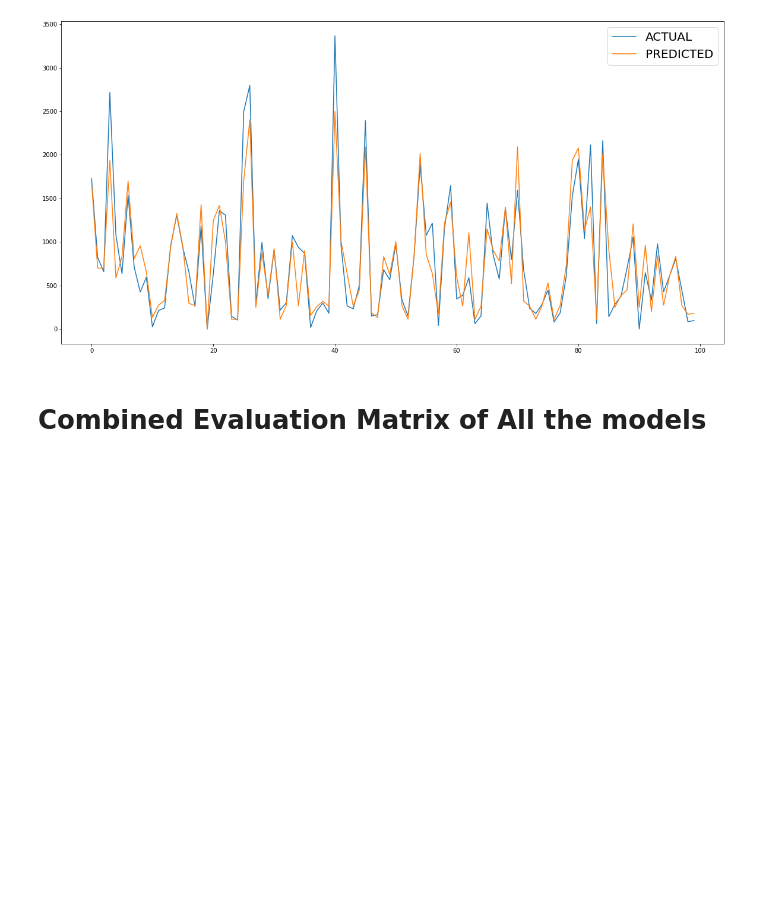
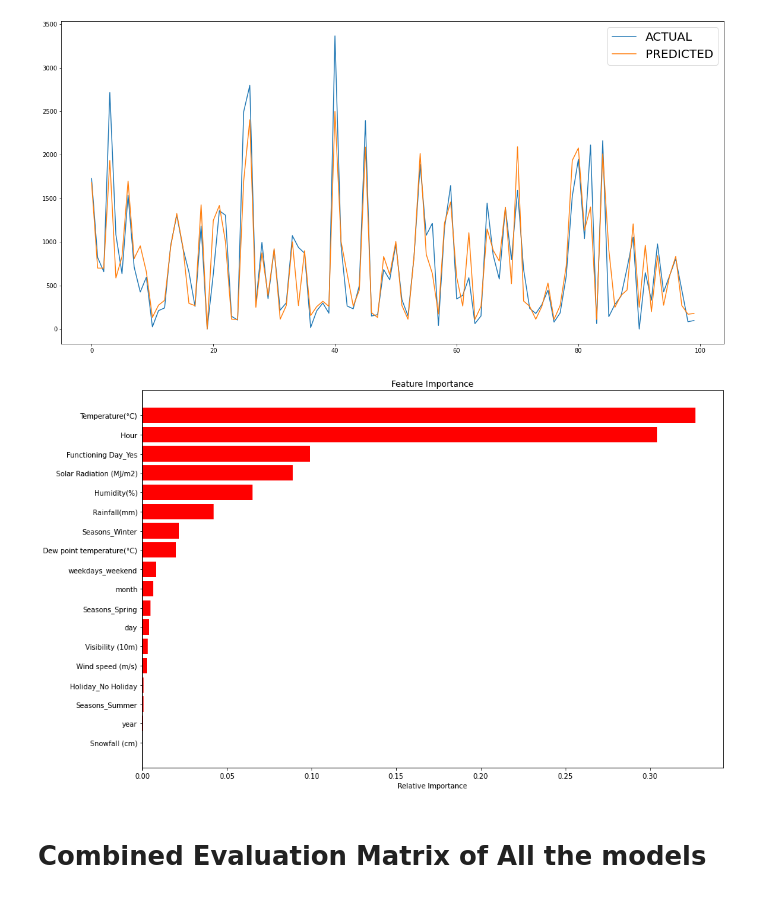
Before and after one commit to Deeksha-Data-Scientist/Seoul-Bike-Sharing-Demand-Prediction, a Jupyter notebook: Bike_Sharing_Demand_Prediction_Capstone_Project.ipynb, the cells around one changed output. Saved outputs shown, nothing was run; the diff lists cells and outputs as text; code cells hidden in the pictures; blank space fills up the shorter version.

```diff
--- a/Bike_Sharing_Demand_Prediction_Capstone_Project.ipynb
+++ b/Bike_Sharing_Demand_Prediction_Capstone_Project.ipynb
@@ -641,6 +641,14 @@ Adjusted R2 :  0.8468413378858978
 
     =========================================================    Evalution Graph    ===================================================
 [figure]
+# %%
+#optimal rf model
+optimal_rf_model=rf_grid.best_estimator_
+# %%
+#getting and visualizing features importance  of rf model
+get_features_importance(optimal_rf_model,X_train)
+# %% [output]
+[figure, added]
 # %% [markdown]
 
 # **Combined Evaluation Matrix of All the models**
```
